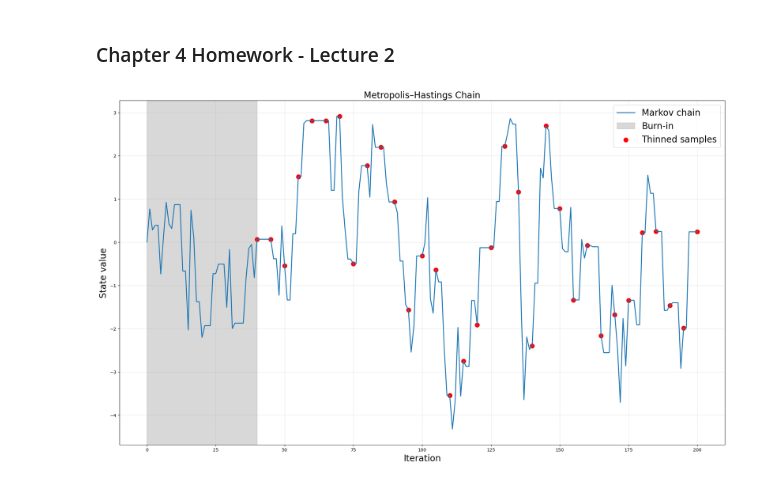
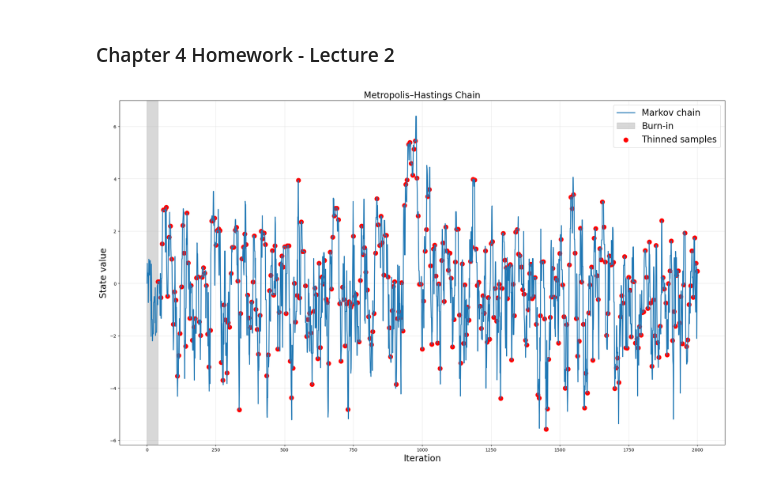
Before and after one commit to Ali-Raisolsadat/Ali-Raisolsadat.github.io, a Jupyter notebook: stat4110-code/chapter4/homework_code/STAT-4110-Chapter 4 - Homework - Jupyter.ipynb, the cells around one changed output. Drawn from its saved outputs; the diff is of its cells as text; code cells hidden in the pictures.

```diff
--- a/stat4110-code/chapter4/homework_code/STAT-4110-Chapter 4 - Homework - Jupyter.ipynb
+++ b/stat4110-code/chapter4/homework_code/STAT-4110-Chapter 4 - Homework - Jupyter.ipynb
@@ -253,36 +253,36 @@ def metropolis_hastings(target, T=5000, x0=0.0,
 
 
 # MCMC settings
-T = 200          #total number of MH iterations
+T = 2000          #total number of MH iterations
 burn_in = 40     #number of initial samples to discard
 thinning = 5     #retain every 4th post–burn-in sample
 
 # run a single Metropolis–Hastings chain
 x_single = metropolis_hastings(target=target,T=T, x0=0, proposal_fn=proposal_fn, proposal_density_fn=proposal_density_fn, step_size=1.0)
 
 # burn-in and thinning
 # remove the burn-in portion of the chain
 post_burnin = x_single[burn_in:]
 # indices of retained samples after thinning
 thin_idx = np.arange(0, len(post_burnin), thinning)
 
 # take the thinned samples and corresponding iteration numbers
 thinned_samples = post_burnin[thin_idx]
 thinned_iters = thin_idx + burn_in
 
 # plot
 plt.figure(figsize=(20, 12))
 plt.plot(x_single, lw=2, label="Markov chain")
 plt.axvspan(0, burn_in, color='gray', alpha=0.3, label='Burn-in')
 plt.scatter(thinned_iters, thinned_samples, color='red', label='Thinned samples', s=100)
 plt.title("Metropolis–Hastings Chain", fontsize=20)
 plt.xlabel("Iteration", fontsize=20)
 plt.ylabel("State value", fontsize=20)
 plt.legend(fontsize=20)
 plt.grid(alpha=0.3)
 plt.tight_layout()
 plt.show()
 # %% [output]
-[figure, old version]
+[figure, new version]
 # %%
 # multiple independent MCMC chains
```
Also changed, not shown: parts of 1 cell of this notebook, 3 other files.
